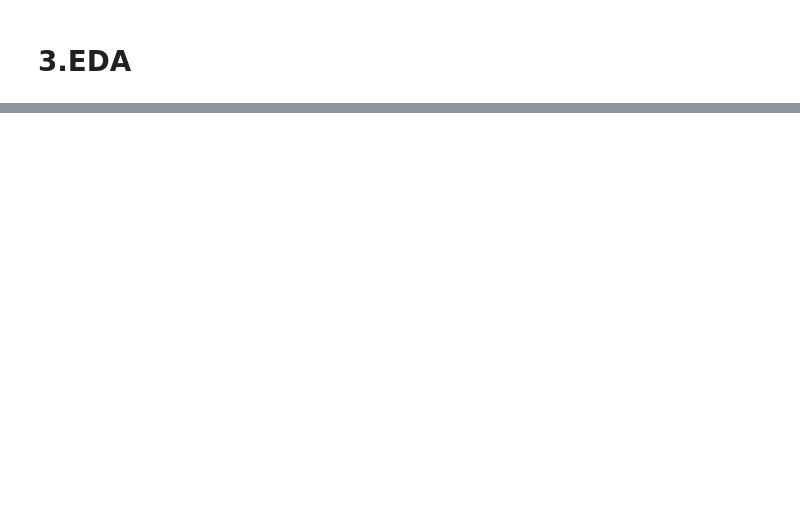
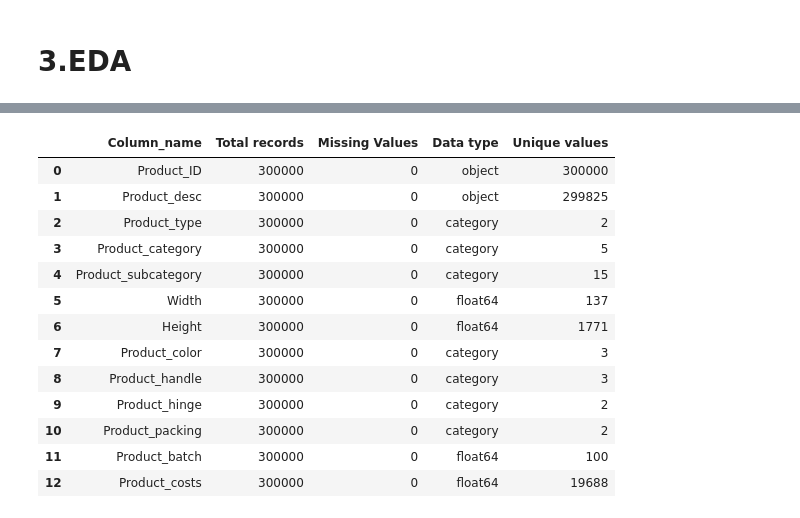
Before and after one commit to OndrejZapletal99/Python_DS_ML, a Jupyter notebook: CalculatorApp/Model/model.ipynb, the cells around one changed output, grey strips where cells are left out. Cells and saved outputs as stored; diff of their text form; code cells hidden in the pictures; blank space fills up the shorter version.

```diff
--- a/CalculatorApp/Model/model.ipynb
+++ b/CalculatorApp/Model/model.ipynb
@@ -64,0 +156,33 @@ dataframe_info(df).sort_values(by = 'Missing Values', ascending = False)
+# %%
+desc_nan_value_coles = ['Width', 'Height']
+# %%
+dimensions_regex_mapping = {
+    'Width': r'_(\d+)x\d+_',   # Extrahuje číslo před 'x'
+    'Height': r'_\d+x(\d+)_'   # Extrahuje číslo za 'x'
+}
+# %%
+for col, regex in dimensions_regex_mapping.items():
+    if col in desc_nan_value_coles:
+        df[col] = df[col].fillna(df['Product_desc'].str.extract(regex)[0])
+# %%
+cols_to_float = ['Width', 'Height', 'Product_batch', 'Product_costs']
+
+for col in cols_to_float:
+    df[col] = df[col].astype('float')
+# %%
+dataframe_info(df)
+# %% [output]
+|  | Column_name | Total records | Missing Values | Data type | Unique values |
+| 0 | Product_ID | 300000 | 0 | object | 300000 |
+| 1 | Product_desc | 300000 | 0 | object | 299825 |
+| 2 | Product_type | 300000 | 0 | category | 2 |
+| 3 | Product_category | 300000 | 0 | category | 5 |
+| 4 | Product_subcategory | 300000 | 0 | category | 15 |
+| 5 | Width | 300000 | 0 | float64 | 137 |
+| 6 | Height | 300000 | 0 | float64 | 1771 |
+| 7 | Product_color | 300000 | 0 | category | 3 |
+| 8 | Product_handle | 300000 | 0 | category | 3 |
+| 9 | Product_hinge | 300000 | 0 | category | 2 |
+| 10 | Product_packing | 300000 | 0 | category | 2 |
+| 11 | Product_batch | 300000 | 0 | float64 | 100 |
+| 12 | Product_costs | 300000 | 0 | float64 | 19688 |
```
Also changed, not shown: parts of 14 cells of this notebook, 1 other file.
